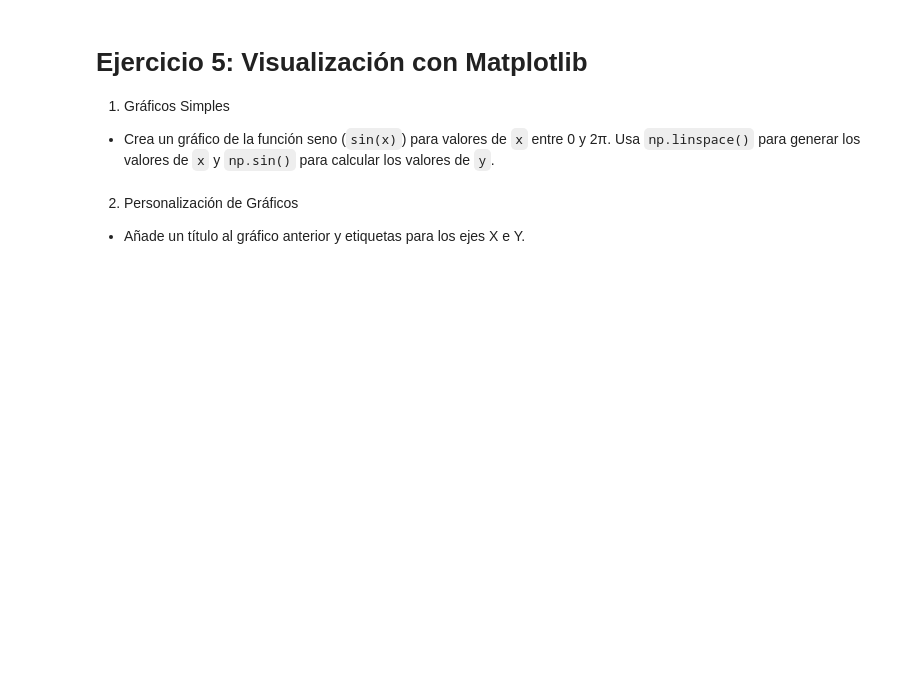
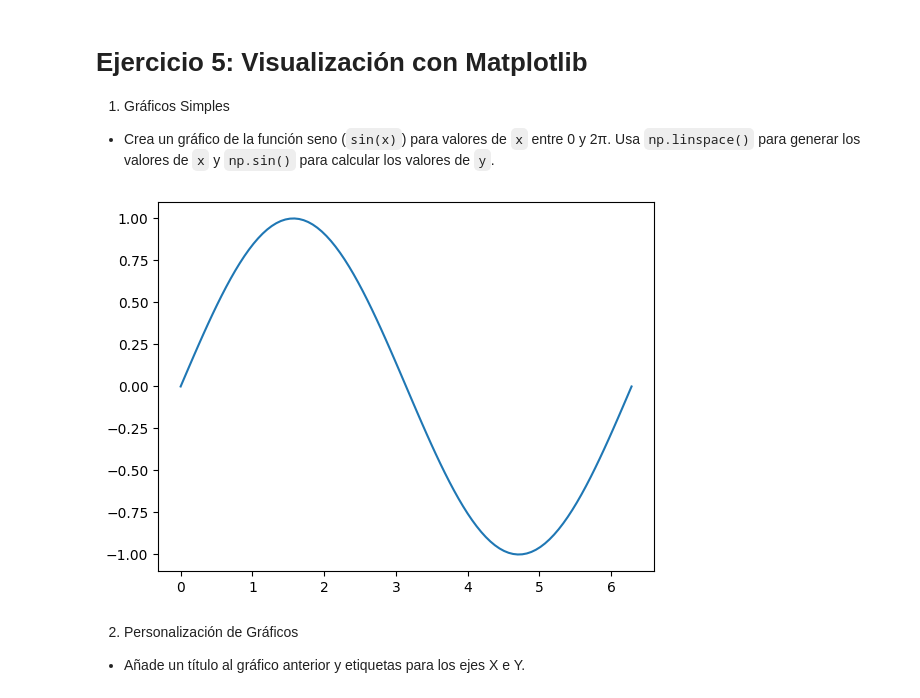
Before and after one commit to lucastulac/UTN-FRM, a Jupyter notebook: TP0.ipynb, the cells around one changed output. Saved outputs shown, nothing was run; the diff lists cells and outputs as text; code cells hidden in the pictures; blank space fills up the shorter version.

```diff
--- a/TP0.ipynb
+++ b/TP0.ipynb
@@ -186,6 +227,19 @@ print(arr_unos)
 1. Gráficos Simples
 
 - Crea un gráfico de la función seno (`sin(x)`) para valores de `x` entre 0 y 2π. Usa `np.linspace()` para generar los valores de `x` y `np.sin()` para calcular los valores de `y`.
+# %%
+import numpy as np
+import matplotlib.pyplot as plt
+# Generar valores de x entre 0 y 2π
+x = np.linspace(0, 2*np.pi, 100)
+# Calcular valores de y = sin(x)
+y = np.sin(x)
+# Graficar
+plt.plot(x, y,)
+# Mostrar gráfico
+plt.show()
+# %% [output]
+[figure, added]
 # %% [markdown]
 2. Personalización de Gráficos
 
```
Also changed, not shown: parts of 6 cells of this notebook.
